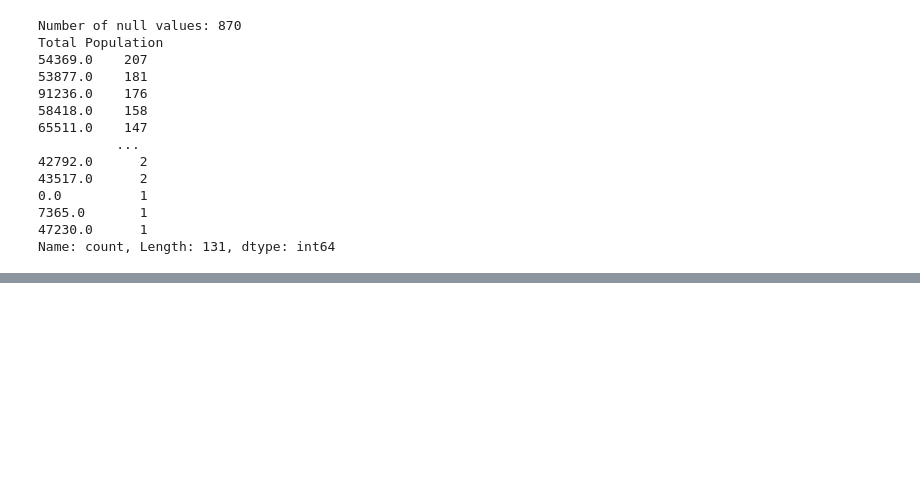
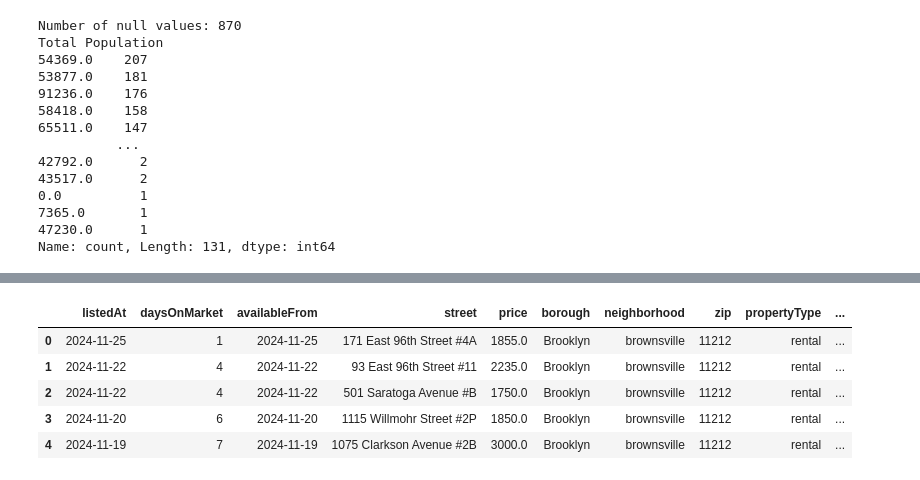
Before and after one commit to abhishekmahajan98/rent-raja, a Jupyter notebook: abhishek_modelling/data_clean.ipynb, the cells around one changed output, grey strips where cells are left out. Cells and saved outputs as stored; diff of their text form; code cells hidden in the pictures; blank space fills up the shorter version.

```diff
--- a/abhishek_modelling/data_clean.ipynb
+++ b/abhishek_modelling/data_clean.ipynb
@@ -63,7 +63,7 @@ Number of Unique values: 74
 # for daysOnMarket
 # Check null values
 print("Number of null values:", df['daysOnMarket'].isnull().sum())
-
+pd.set_option('display.max_columns', None)
 # Get basic statistics
 print("\nStatistics for daysOnMarket:")
 print(df['daysOnMarket'].describe())
@@ -395,0 +383,13 @@ Name: count, dtype: int64
+# %%
+
+census_columns_to_transform = ['Total Population', 'Median Age', 'Male Population', 'Female Population',
+                 'White Alone', 'Black or African American Alone', 'Asian Alone',
+                 'Hispanic or Latino','Population Below Poverty Level', 'Employed',
+                 'Unemployed','High School Graduate (Age 25+)', 'Bachelor’s Degree (Age 25+)',
+                 'Graduate or Professional Degree (Age 25+)', 'English Only', 'Spanish',
+                 'Never Married', 'Currently Married', 'Divorced']
+
+# Calculate ratio columns
+for column in census_columns_to_transform:
+    if column != 'Total Population':  # Skip Total Population to avoid division by itself
+        df[f'{column}_ratio'] = df[column] / df['Total Population']
@@ -395,0 +416,4 @@ Name: count, dtype: int64
+# %%
+# dropping the OG census columns
+# Drop original census columns
+df = df.drop(columns=census_columns_to_transform)
@@ -395,0 +440,9 @@ Name: count, dtype: int64
+# %%
+df.head()
+# %% [output]
+|  | listedAt | daysOnMarket | availableFrom | street | price | borough | neighborhood | zip | propertyType | ... |
+| 0 | 2024-11-25 | 1 | 2024-11-25 | 171 East 96th Street #4A | 1855.0 | Brooklyn | brownsville | 11212 | rental | ... |
+| 1 | 2024-11-22 | 4 | 2024-11-22 | 93 East 96th Street #11 | 2235.0 | Brooklyn | brownsville | 11212 | rental | ... |
+| 2 | 2024-11-22 | 4 | 2024-11-22 | 501 Saratoga Avenue #B | 1750.0 | Brooklyn | brownsville | 11212 | rental | ... |
+| 3 | 2024-11-20 | 6 | 2024-11-20 | 1115 Willmohr Street #2P | 1850.0 | Brooklyn | brownsville | 11212 | rental | ... |
+| 4 | 2024-11-19 | 7 | 2024-11-19 | 1075 Clarkson Avenue #2B | 3000.0 | Brooklyn | brownsville | 11212 | rental | ... |
```
Also changed, not shown: parts of 10 cells of this notebook, 3 other files.
